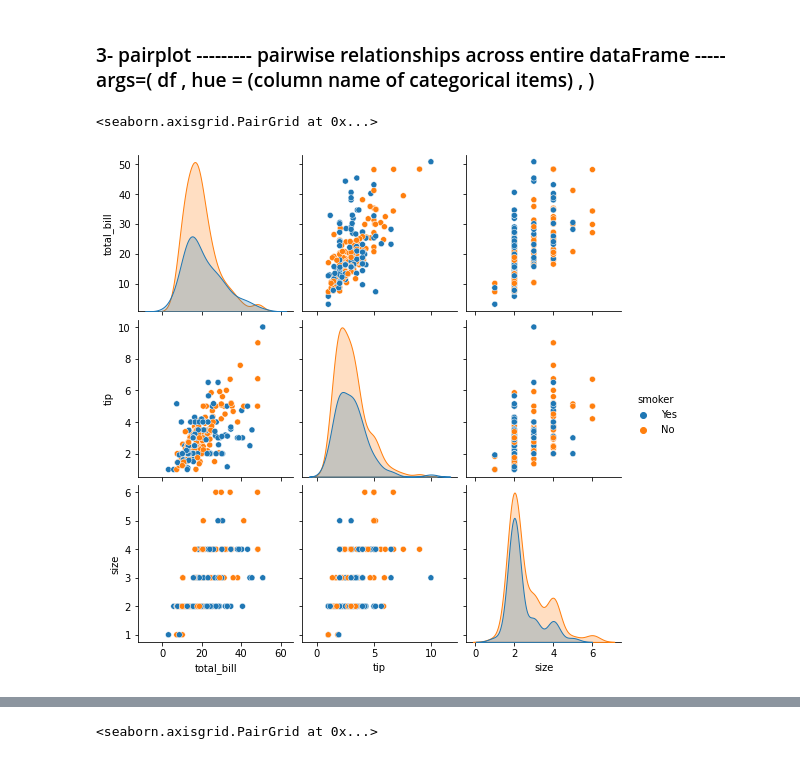
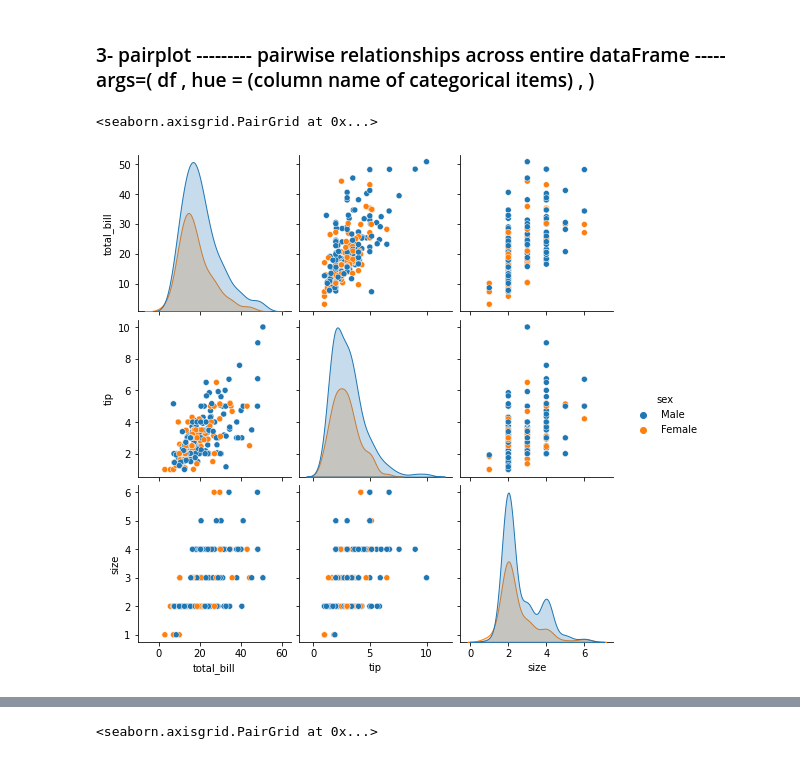
Before and after one commit to MapsaBootCamp/ML2, a Jupyter notebook: ML_Libs/seaborn_section.ipynb, the cells around one changed output, grey strips where cells are left out. Cells and saved outputs as stored; diff of their text form; code cells hidden in the pictures.

```diff
--- a/ML_Libs/seaborn_section.ipynb
+++ b/ML_Libs/seaborn_section.ipynb
@@ -147,8 +147,8 @@ sns.jointplot(x = 'total_bill', y= 'tip', data = tips_df, kind='kde')
 # %% [markdown]
 ### 3- pairplot   --------- pairwise relationships across entire dataFrame   ----- args=( df , hue = (column name of categorical items) , )
 # %%
-sns.pairplot(tips_df, hue="smoker")
+sns.pairplot(tips_df, hue="sex")
 # %% [output]
 <seaborn.axisgrid.PairGrid at 0x...>
-[figure, old version]
+[figure, new version]
 # %%
```
Also changed, not shown: parts of 1 cell of this notebook.
